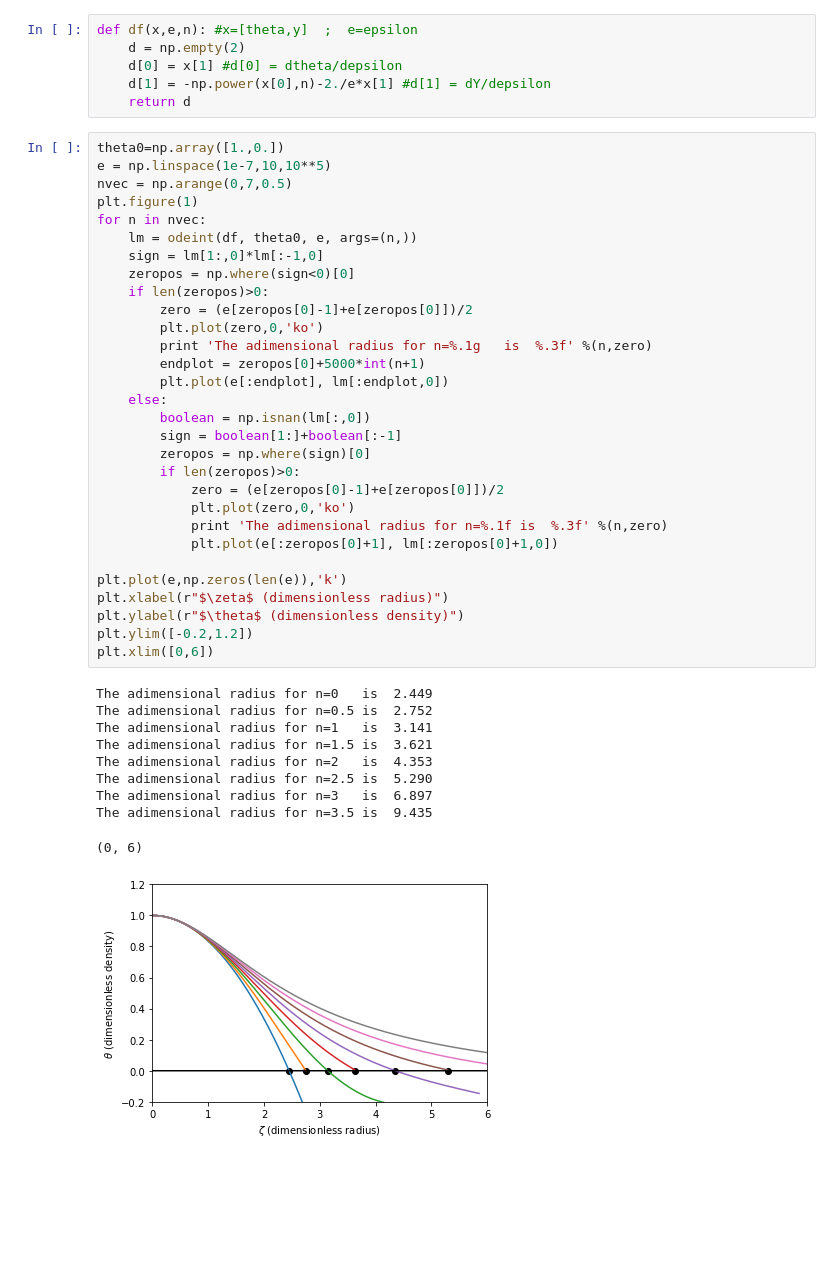
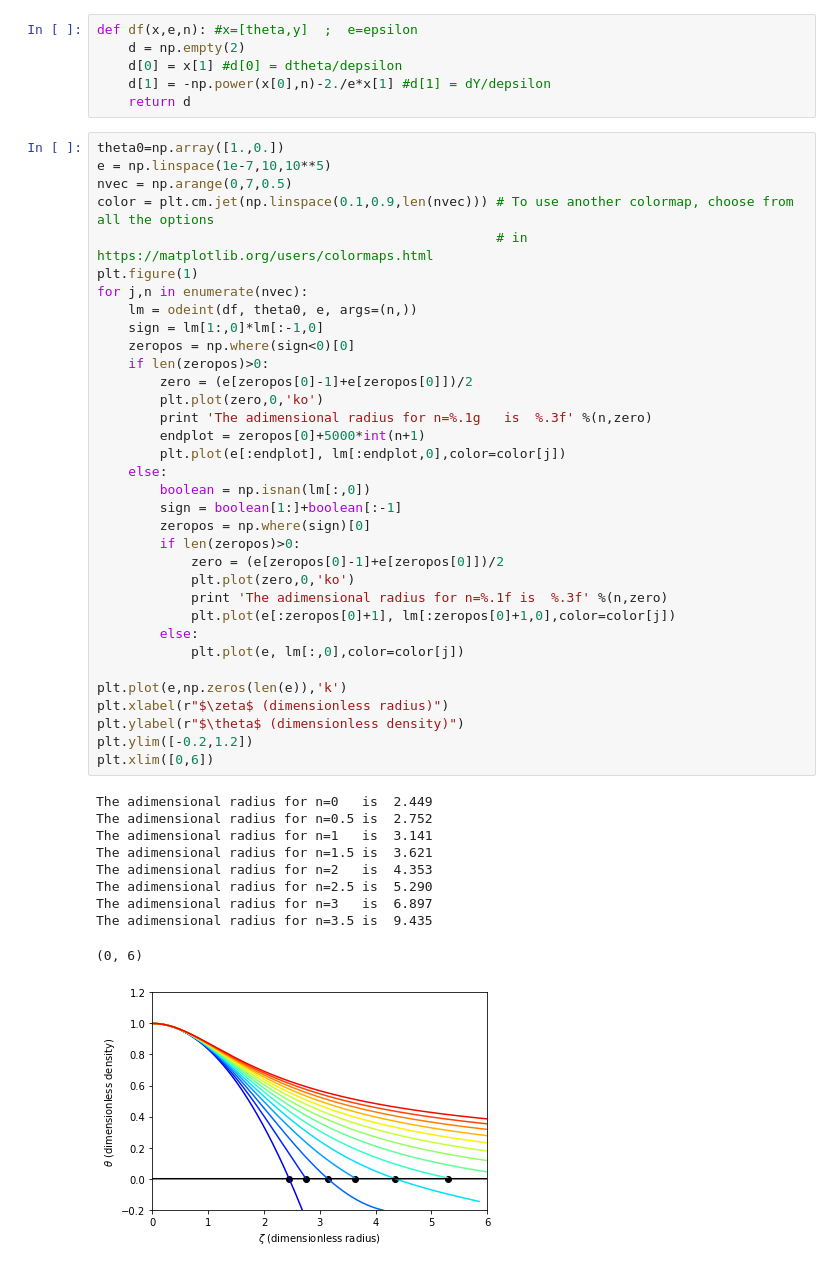
Before and after one commit to mbadenas/Stellar-Astrophysics, a Jupyter notebook: Lane-Emden Equation.ipynb, the cells around one changed output. Cells and saved outputs as stored; diff of their text form; blank space fills up the shorter version.

Commit message:
Nice colors!!

```diff
--- a/Lane-Emden Equation.ipynb
+++ b/Lane-Emden Equation.ipynb
@@ -17,40 +17,44 @@ def df(x,e,n): #x=[theta,y]  ;  e=epsilon
 theta0=np.array([1.,0.])
 e = np.linspace(1e-7,10,10**5)
 nvec = np.arange(0,7,0.5)
+color = plt.cm.jet(np.linspace(0.1,0.9,len(nvec))) # To use another colormap, choose from all the options
+                                                   # in https://matplotlib.org/users/colormaps.html
 plt.figure(1)
-for n in nvec:
+for j,n in enumerate(nvec):
     lm = odeint(df, theta0, e, args=(n,))
     sign = lm[1:,0]*lm[:-1,0]
     zeropos = np.where(sign<0)[0]
     if len(zeropos)>0:
         zero = (e[zeropos[0]-1]+e[zeropos[0]])/2
         plt.plot(zero,0,'ko')
         print 'The adimensional radius for n=%.1g   is  %.3f' %(n,zero)
         endplot = zeropos[0]+5000*int(n+1)
-        plt.plot(e[:endplot], lm[:endplot,0])
+        plt.plot(e[:endplot], lm[:endplot,0],color=color[j])
     else:
         boolean = np.isnan(lm[:,0])
         sign = boolean[1:]+boolean[:-1]
         zeropos = np.where(sign)[0]
         if len(zeropos)>0:
             zero = (e[zeropos[0]-1]+e[zeropos[0]])/2
             plt.plot(zero,0,'ko')
             print 'The adimensional radius for n=%.1f is  %.3f' %(n,zero)
-            plt.plot(e[:zeropos[0]+1], lm[:zeropos[0]+1,0])
+            plt.plot(e[:zeropos[0]+1], lm[:zeropos[0]+1,0],color=color[j])
+        else:
+            plt.plot(e, lm[:,0],color=color[j])
 
 plt.plot(e,np.zeros(len(e)),'k')
 plt.xlabel(r"$\zeta$ (dimensionless radius)")
 plt.ylabel(r"$\theta$ (dimensionless density)")
 plt.ylim([-0.2,1.2])
 plt.xlim([0,6])
 # %% [output]
 The adimensional radius for n=0   is  2.449
 The adimensional radius for n=0.5 is  2.752
 The adimensional radius for n=1   is  3.141
 The adimensional radius for n=1.5 is  3.621
 The adimensional radius for n=2   is  4.353
 The adimensional radius for n=2.5 is  5.290
 The adimensional radius for n=3   is  6.897
 The adimensional radius for n=3.5 is  9.435
 (0, 6)
-[figure, old version]
+[figure, new version]
```
